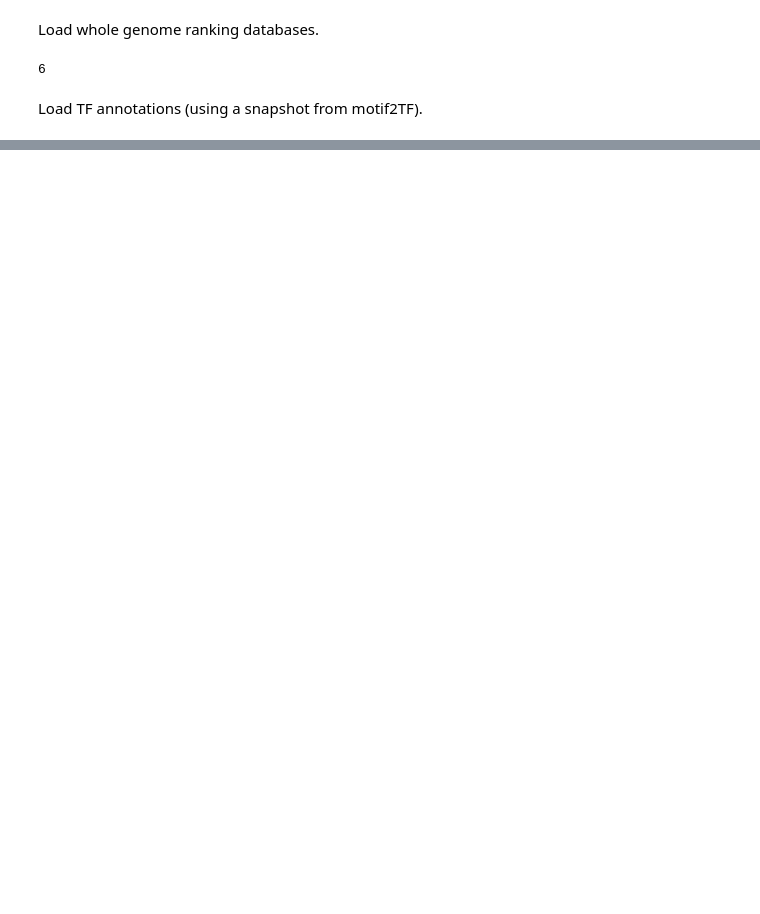
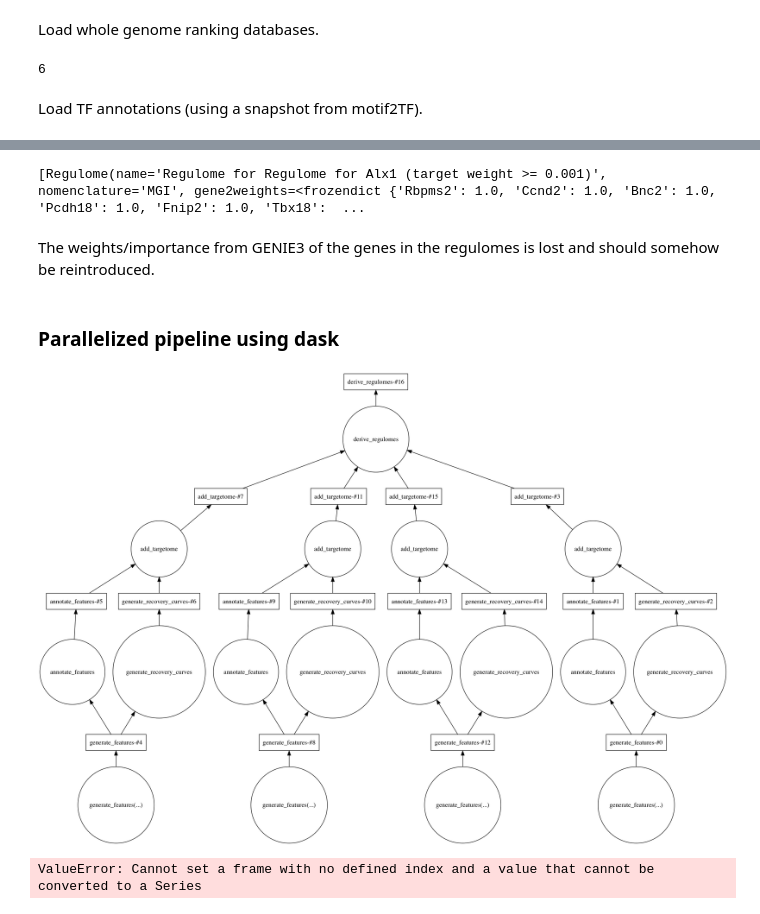
Before and after one commit to aertslab/pySCENIC, a Jupyter notebook: notebooks/pySCENIC - Phase II - Refine regulomes based on cis regulatory footprints.ipynb, the cells around one changed output, grey strips where cells are left out. Saved outputs shown, nothing was run; the diff lists cells and outputs as text; code cells hidden in the pictures; blank space fills up the shorter version.

```diff
--- a/notebooks/pySCENIC - Phase II - Refine regulomes based on cis regulatory footprints.ipynb
+++ b/notebooks/pySCENIC - Phase II - Refine regulomes based on cis regulatory footprints.ipynb
@@ -114,10 +98,0 @@ df_annotated_features.head()
-# %%
-def add_targetome(df_features, avg2stdrcc, nomenclature="MGI"):
-    df_features[('Enrichment', 'LE')] = df_features[['Recovery', 'Ranking']].apply(
-                        partial(leading_edge,
-                                avg2stdrcc=avg2stdrcc,
-                                genes=df['Ranking'].columns.values,
-                                nomenclature=nomenclature),
-                        axis=1)
-    del df_features['Ranking']
-    return df_features
@@ -245,0 +99,36 @@ res = concat(tasks2)
+# %%
+create_regulomes(df_features)
+# %% [output]
+[Regulome(name='Regulome for Regulome for Alx1 (target weight >= 0.001)', nomenclature='MGI', gene2weights=<frozendict {'Rbpms2': 1.0, 'Ccnd2': 1.0, 'Bnc2': 1.0, 'Pcdh18': 1.0, 'Fnip2': 1.0, 'Tbx18':  ...
+# %% [markdown]
+The weights/importance from GENIE3 of the genes in the regulomes is lost and should somehow be reintroduced.
+# %% [markdown]
+### Parallelized pipeline using dask
+# %%
+generate_features = delayed(generate_features)
+generate_recovery_curves = delayed(generate_recovery_curves)
+
+@delayed
+def annotate_features(df_features, motif2tf):
+    return add_regulome_score(filter_annotations(add_tf_annotations(filter_features(df_features), motif2tf)))
+
+add_targetome = delayed(add_targetome)
+
+@delayed
+def derive_regulomes(dfs):
+    return create_regulomes(pd.concat(dfs))
+# %%
+features = [generate_features(db, gs, rank_threshold=1400) for db in dbs[0:2] for gs in modules[6:8]]
+rccs = [ generate_recovery_curves(f) for f in features ]
+annot_features = [annotate_features(f, motif2tf) for f in features]
+targetomes = [add_targetome(af, rcc) for af, rcc in zip(annot_features, rccs)]
+regulomes = derive_regulomes(targetomes)
+# %%
+dot_graph(regulomes.dask)
+# %% [output]
+[figure, added]
+# %%
+with Profiler() as prof, ResourceProfiler(dt=0.25) as rprof, CacheProfiler() as cprof:
+    result = regulomes.compute(get=get, num_workers=4)
+# %% [output]
+ValueError: Cannot set a frame with no defined index and a value that cannot be converted to a Series
```
Also changed, not shown: parts of 36 cells of this notebook, 5 other files.
